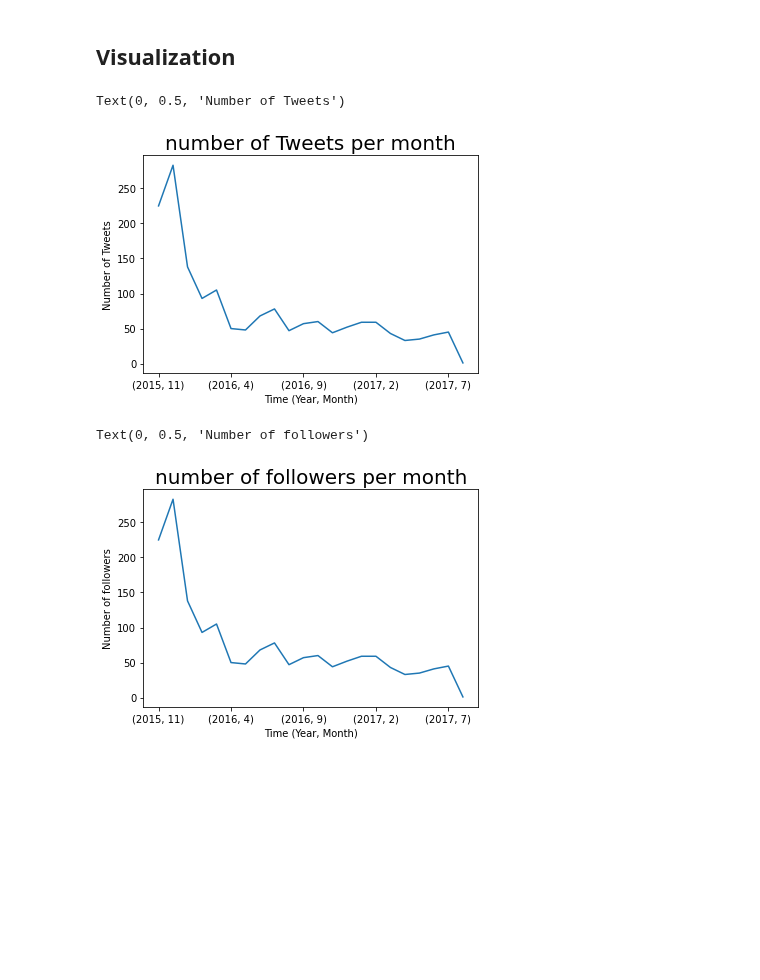
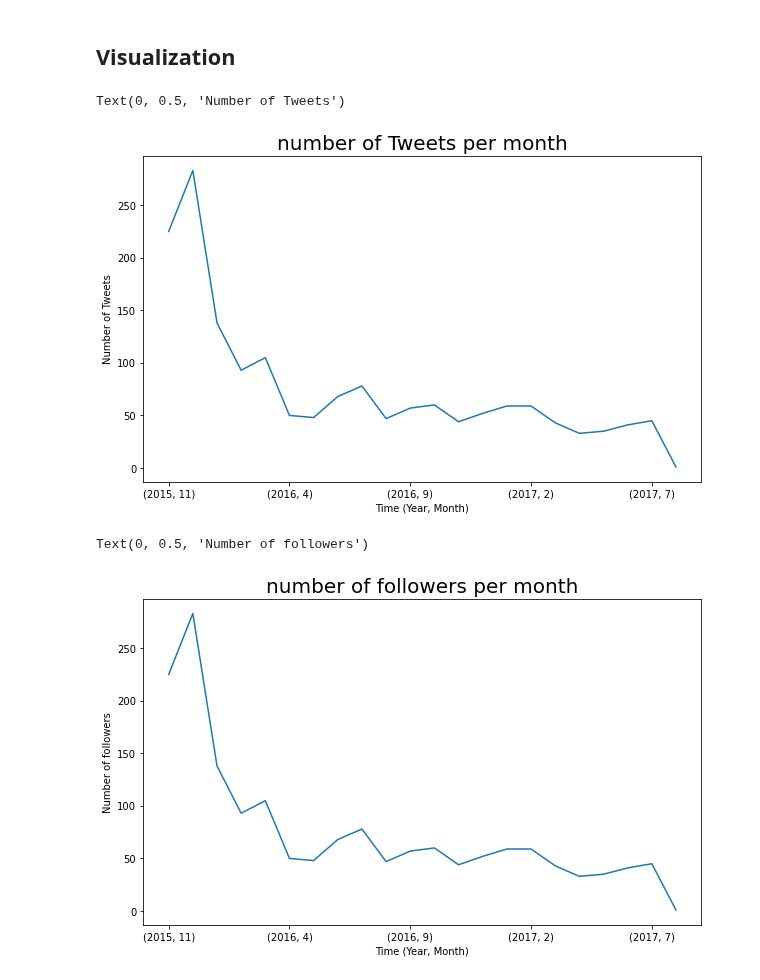
Before and after one commit to hagerElsehaimy/WeRateDogs, a Jupyter notebook: WeRateDogs.ipynb, the cells around one changed output. Drawn from its saved outputs; the diff is of its cells as text; code cells hidden in the pictures; blank space fills up the shorter version.

Commit message:
visual conculsion

```diff
--- a/WeRateDogs.ipynb
+++ b/WeRateDogs.ipynb
@@ -856,18 +856,20 @@ archive_df.to_csv('twitter-cleaned.csv',index=False)
 # %% [markdown]
 ## Visualization
 # %%
+plt.figure(figsize=(10,6))
 archive_df['tweet_id'].groupby([archive_df['year'], archive_df['month']]).count().plot(kind='line')
 plt.title('number of Tweets per month', size=20)
 plt.xlabel('Time (Year, Month)')
 plt.ylabel('Number of Tweets')
 # %% [output]
 Text(0, 0.5, 'Number of Tweets')
-[figure, old version]
+[figure, new version]
 # %%
+plt.figure(figsize=(10,6))
 archive_df['followers_count'].groupby([archive_df['year'],archive_df['month']]).count().plot(kind='line')
 plt.title('number of followers per month', size=20)
 plt.xlabel('Time (Year, Month)')
 plt.ylabel('Number of followers')
 # %% [output]
 Text(0, 0.5, 'Number of followers')
-[figure, old version]
+[figure, new version]
```
Also changed, not shown: parts of 9 cells of this notebook.
